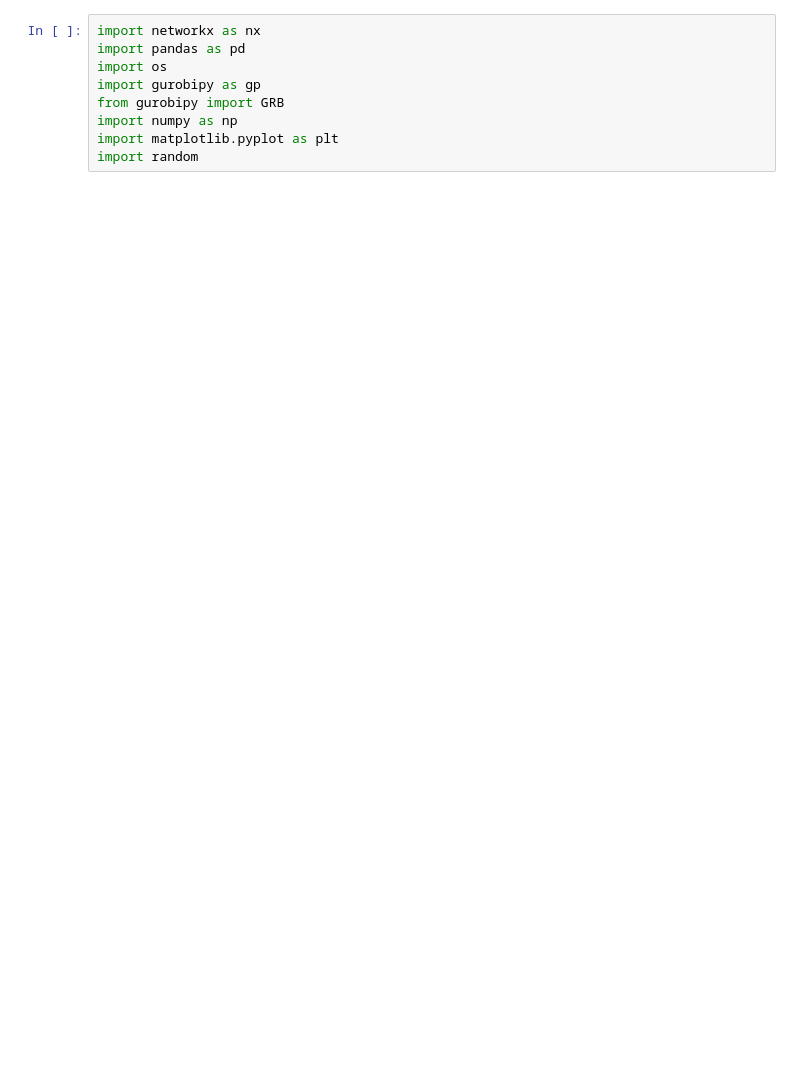
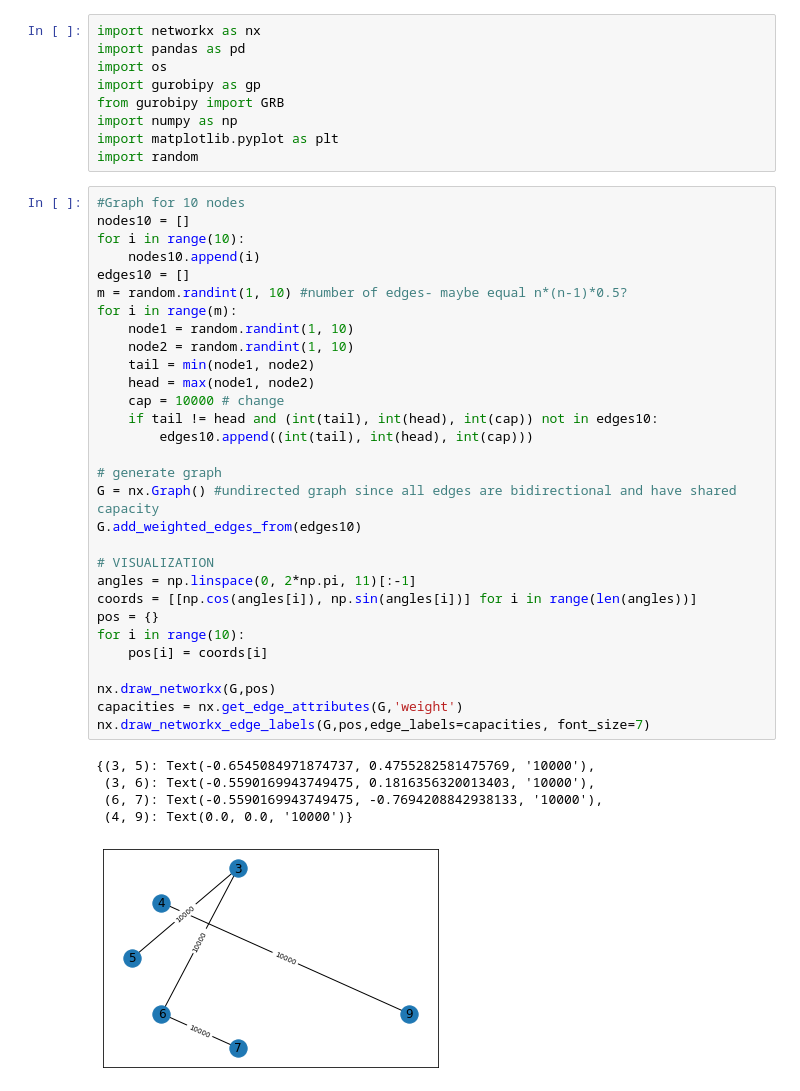
Before and after one commit to benbananas/NetworksFinal, a Jupyter notebook: topologies.ipynb, the cells around one changed output. Saved outputs shown, nothing was run; the diff lists cells and outputs as text; blank space fills up the shorter version.

```diff
--- a/topologies.ipynb
+++ b/topologies.ipynb
@@ -7,4 +7,40 @@ from gurobipy import GRB
 import numpy as np
 import matplotlib.pyplot as plt
 import random
+# %%
+#Graph for 10 nodes
+nodes10 = []
+for i in range(10):
+    nodes10.append(i)
+edges10 = []
+m = random.randint(1, 10) #number of edges- maybe equal n*(n-1)*0.5?
+for i in range(m):
+    node1 = random.randint(1, 10)
+    node2 = random.randint(1, 10)
+    tail = min(node1, node2)
+    head = max(node1, node2)
+    cap = 10000 # change
+    if tail != head and (int(tail), int(head), int(cap)) not in edges10:
+        edges10.append((int(tail), int(head), int(cap)))
+
+# generate graph
+G = nx.Graph() #undirected graph since all edges are bidirectional and have shared capacity
+G.add_weighted_edges_from(edges10)
+
+# VISUALIZATION
+angles = np.linspace(0, 2*np.pi, 11)[:-1]
+coords = [[np.cos(angles[i]), np.sin(angles[i])] for i in range(len(angles))]
+pos = {}
+for i in range(10):
+    pos[i] = coords[i]
+
+nx.draw_networkx(G,pos)
+capacities = nx.get_edge_attributes(G,'weight')
+nx.draw_networkx_edge_labels(G,pos,edge_labels=capacities, font_size=7)
+# %% [output]
+{(3, 5): Text(-0.6545084971874737, 0.4755282581475769, '10000'),
+ (3, 6): Text(-0.5590169943749475, 0.1816356320013403, '10000'),
+ (6, 7): Text(-0.5590169943749475, -0.7694208842938133, '10000'),
+ (4, 9): Text(0.0, 0.0, '10000')}
+[figure, added]
 # %%
```
Also changed, not shown: parts of 3 cells of this notebook.
